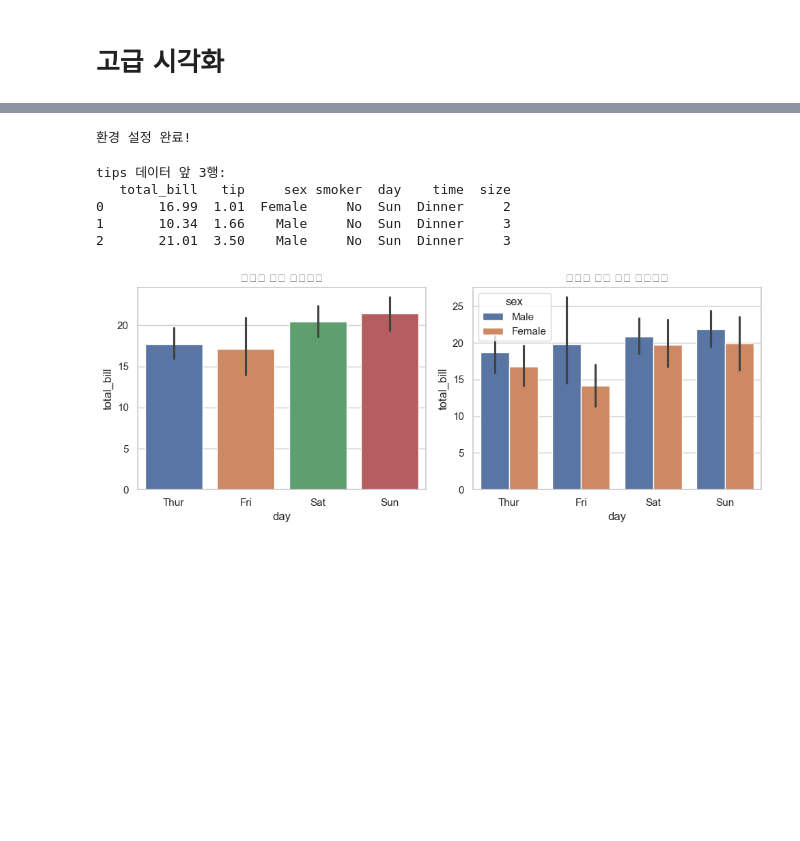
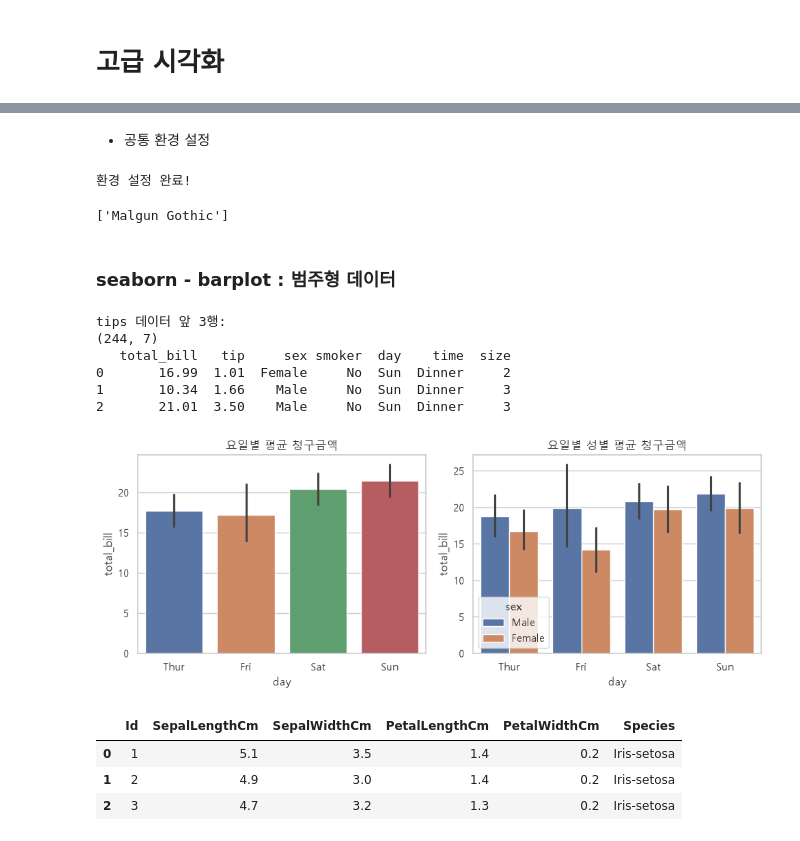
Before and after one commit to xywon0219nate-blip/python-lab, a Jupyter notebook: pandas/14_고급_시각화.ipynb, the cells around one changed output, grey strips where cells are left out. Saved outputs shown, nothing was run; the diff lists cells and outputs as text; code cells hidden in the pictures; blank space fills up the shorter version.

```diff
--- a/pandas/14_고급_시각화.ipynb
+++ b/pandas/14_고급_시각화.ipynb
@@ -3,3 +7,5 @@
+# %% [markdown]
+- 공통 환경 설정
 # %%
 %matplotlib inline
 import warnings
@@ -16,40 +22,64 @@ if platform.system() == 'Windows':
 elif platform.system() == 'Darwin':
     plt.rcParams['font.family'] = 'AppleGothic'
 else:
-    plt.rcParams['font.family'] = 'DejaVu Sans'
+    plt.rcParams['font.family'] = 'NanumGothic'
+
 plt.rcParams['axes.unicode_minus'] = False
 print('환경 설정 완료!')
 # %% [output]
 환경 설정 완료!
+# %%
+plt.rcParams['font.family']
+# %% [output]
+['Malgun Gothic']
+# %% [markdown]
+### seaborn - barplot : 범주형 데이터
+# %%
+# [예제 1] seaborn barplot (code8_1)
+
+df = sns.load_dataset('tips')
+print('tips 데이터 앞 3행:')
+print(df.shape)
+print(df.head(3))
+# %% [output]
+tips 데이터 앞 3행:
+(244, 7)
+   total_bill   tip     sex smoker  day    time  size
+0       16.99  1.01  Female     No  Sun  Dinner     2
+1       10.34  1.66    Male     No  Sun  Dinner     3
+2       21.01  3.50    Male     No  Sun  Dinner     3
 # %%
-# [예제 1] seaborn barplot (code8_1)
-import seaborn as sns
-import matplotlib.pyplot as plt
+# barplot 생성
+sns.set_theme(style='whitegrid', rc={'figure.figsize': (10, 4)})
 
-df = sns.load_dataset('tips')
-print('tips 데이터 앞 3행:')
-print(df.head(3))
-
-sns.set_theme(style='whitegrid', rc={'figure.figsize': (10, 4)})
+# set_theme() 실행 시 자체 font 타입으로 리셋되므로 font 형식을 추가해야함
+plt.rcParams['font.family'] = 'Malgun Gothic'
 
 fig, axes = plt.subplots(1, 2)
 
 # 요일별 평균 청구금액
 sns.barplot(data=df, x='day', y='total_bill', estimator='mean',
             hue='day', legend=False, ax=axes[0])
 axes[0].set_title('요일별 평균 청구금액')
 
 # 요일별 성별 평균 청구금액
 sns.barplot(data=df, x='day', y='total_bill', estimator='mean',
             hue='sex', ax=axes[1])
 axes[1].set_title('요일별 성별 평균 청구금액')
 
 plt.tight_layout()
 plt.show()
 # %% [output]
-tips 데이터 앞 3행:
-   total_bill   tip     sex smoker  day    time  size
-0       16.99  1.01  Female     No  Sun  Dinner     2
-1       10.34  1.66    Male     No  Sun  Dinner     3
-2       21.01  3.50    Male     No  Sun  Dinner     3
-[figure, old version]
+[figure, new version]
+# %%
+# [실습] seaborn - barplot : iris 품종별 평균 꽃잎 길이
+# x: 품종,  y: 꽃잎길이
+# font: plt.rcParams['font.family'] = 'Malgun Gothic'
+
+df = pd.read_csv('data/iris.csv')
+df.head(3)
+# %% [output]
+|  | Id | SepalLengthCm | SepalWidthCm | PetalLengthCm | PetalWidthCm | Species |
+| 0 | 1 | 5.1 | 3.5 | 1.4 | 0.2 | Iris-setosa |
+| 1 | 2 | 4.9 | 3.0 | 1.4 | 0.2 | Iris-setosa |
+| 2 | 3 | 4.7 | 3.2 | 1.3 | 0.2 | Iris-setosa |
```
Also changed, not shown: parts of 27 cells of this notebook, 7 other files.
